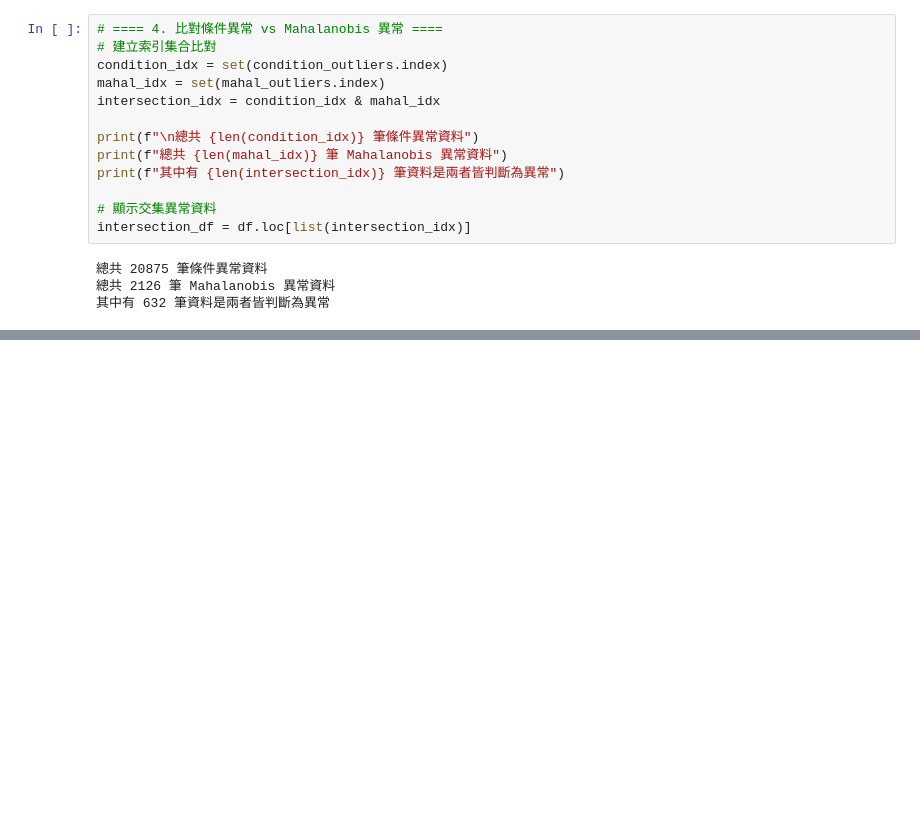
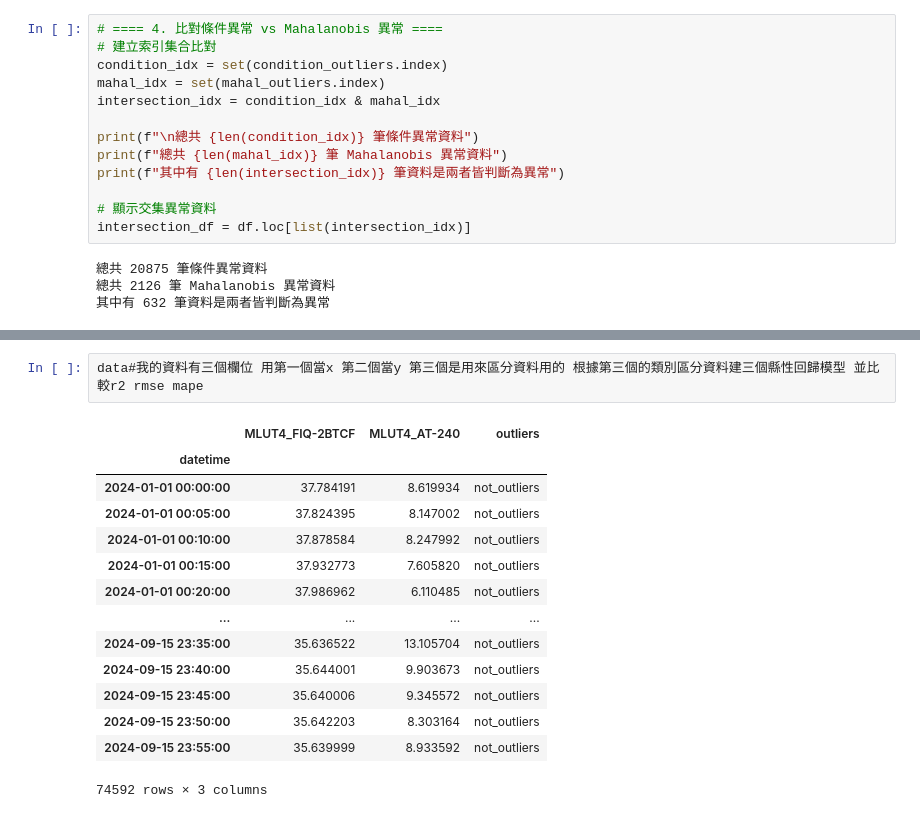
Before and after one commit to skywalker0803r/CFB, a Jupyter notebook: 20250623_issue.ipynb, the cells around one changed output, grey strips where cells are left out. Cells and saved outputs as stored; diff of their text form; blank space fills up the shorter version.

```diff
--- a/20250623_issue.ipynb
+++ b/20250623_issue.ipynb
@@ -272,3 +285,20 @@ fig = px.scatter(data, x=x_col, y=y_col, color=color_col,
 fig.show()
 # %% [output]
 [interactive output not drawn]
+# %%
+data#我的資料有三個欄位 用第一個當x 第二個當y 第三個是用來區分資料用的 根據第三個的類別區分資料建三個縣性回歸模型 並比較r2 rmse mape
+# %% [output]
+|  | MLUT4_FIQ-2BTCF | MLUT4_AT-240 | outliers |
+| datetime |  |  |  |
+| 2024-01-01 00:00:00 | 37.784191 | 8.619934 | not_outliers |
+| 2024-01-01 00:05:00 | 37.824395 | 8.147002 | not_outliers |
+| 2024-01-01 00:10:00 | 37.878584 | 8.247992 | not_outliers |
+| 2024-01-01 00:15:00 | 37.932773 | 7.605820 | not_outliers |
+| 2024-01-01 00:20:00 | 37.986962 | 6.110485 | not_outliers |
+| ... | ... | ... | ... |
+| 2024-09-15 23:35:00 | 35.636522 | 13.105704 | not_outliers |
+| 2024-09-15 23:40:00 | 35.644001 | 9.903673 | not_outliers |
+| 2024-09-15 23:45:00 | 35.640006 | 9.345572 | not_outliers |
+| 2024-09-15 23:50:00 | 35.642203 | 8.303164 | not_outliers |
+| 2024-09-15 23:55:00 | 35.639999 | 8.933592 | not_outliers |
+74592 rows × 3 columns
```
Also changed, not shown: parts of 8 cells of this notebook.
